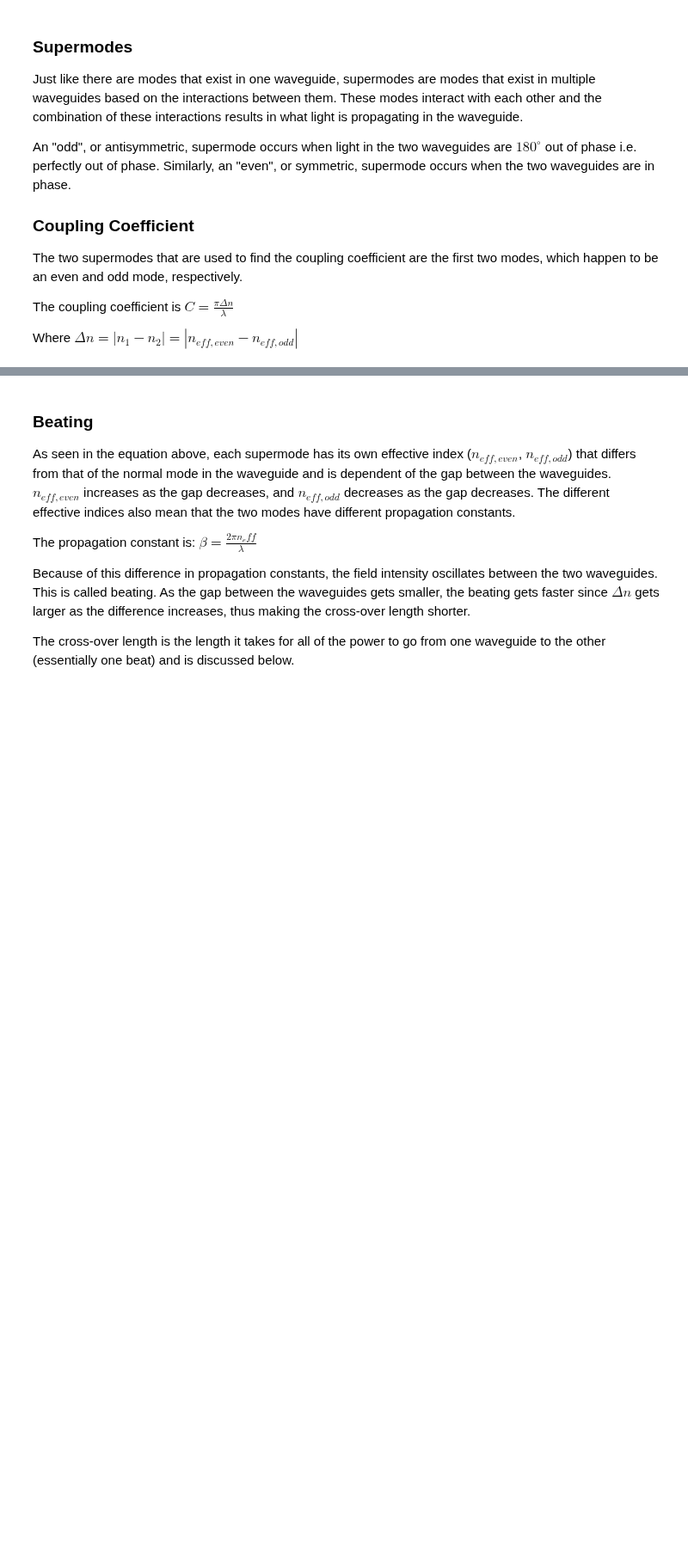
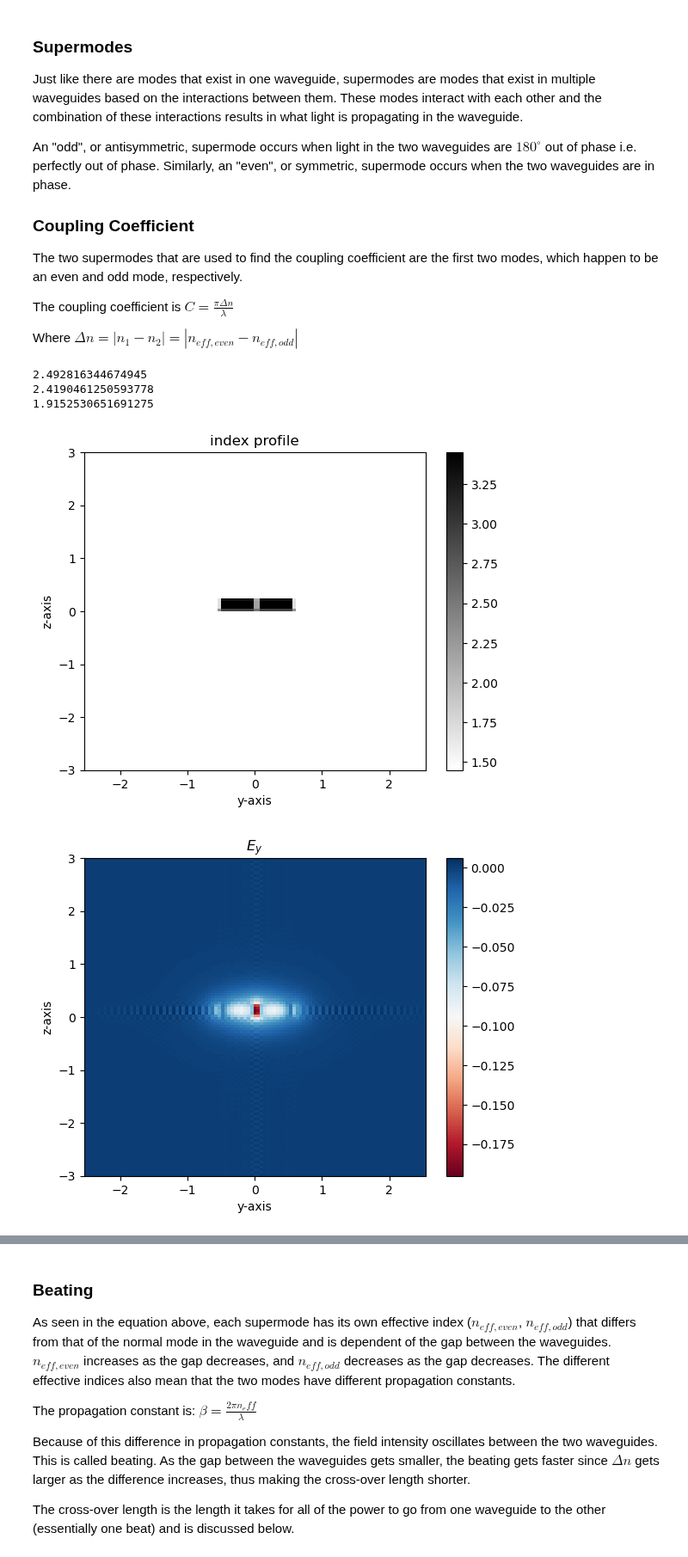
Before and after one commit to BYUCamachoLab/Photonics-Bootcamp, a Jupyter notebook: book/pages/directional_couplers.ipynb, the cells around one changed output, grey strips where cells are left out. Shown at 86% size. Saved outputs shown, nothing was run; the diff lists cells and outputs as text; code cells hidden in the pictures; blank space fills up the shorter version.

Commit message:
Fix supermode example

```diff
--- a/book/pages/directional_couplers.ipynb
+++ b/book/pages/directional_couplers.ipynb
@@ -65,0 +36,32 @@ def MPB_eigenmode():
+# %%
+# Potential to calculate supermodes using MPB
+import math
+import meep as mp
+from meep import mpb
+import gdsfactory.simulation.modes as gm
+
+modes = gm.find_modes_coupler(
+    wg_widths=(0.5, 0.5),
+    gaps=(0.07,),
+    ncore=3.45,
+    nclad=1.45,
+    wg_thickness=0.22,
+    resolution=20,
+    sz=6,
+    nmodes=4,
+)
+m1 = modes[1]
+m2 = modes[2]
+m3 = modes[3]
+print(m1.neff)
+print(m2.neff)
+print(m3.neff)
+m1.plot_eps()
+m1.plot_ey()
+m2.plot_ey()
+# %% [output]
+2.492816344674945
+2.4190461250593778
+1.9152530651691275
+[figure, added]
+[figure, added]
```
Also changed, not shown: parts of 4 cells of this notebook.
